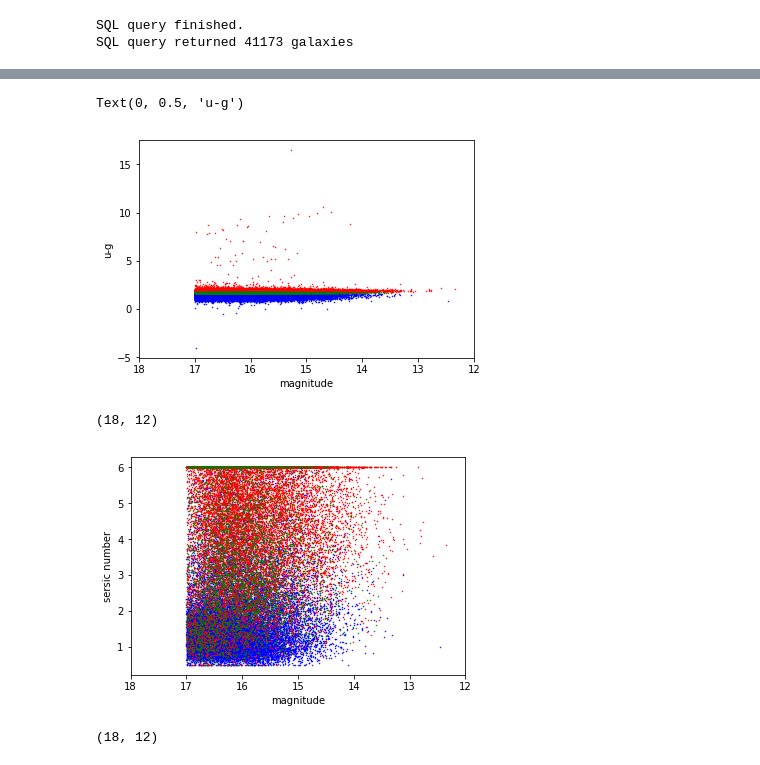
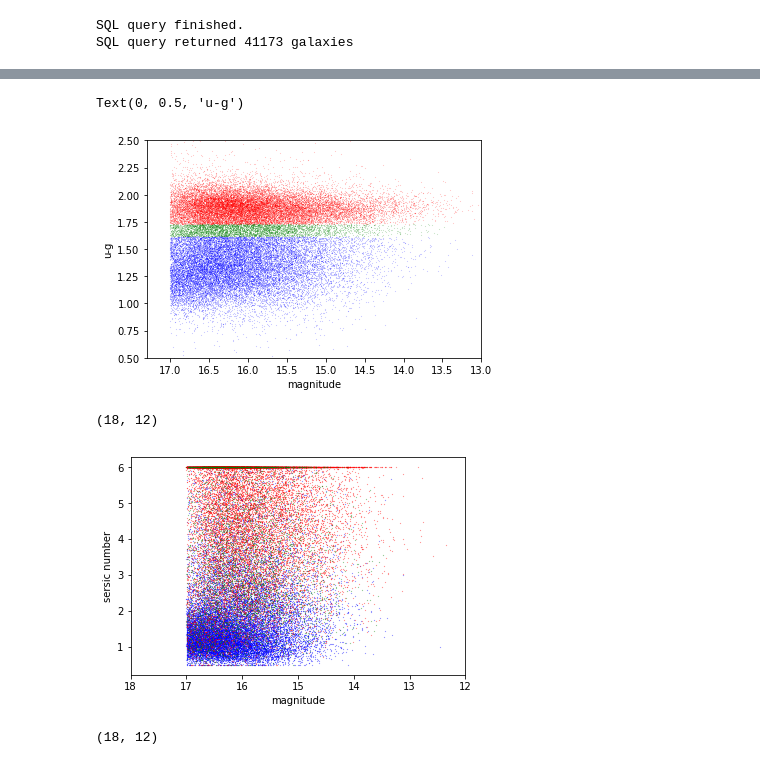
Before and after one commit to anikacave/morphology-analysis, a Jupyter notebook: Research.ipynb, the cells around one changed output, grey strips where cells are left out. Saved outputs shown, nothing was run; the diff lists cells and outputs as text; code cells hidden in the pictures.

Commit message:
added even more graphs, redid plots to better see trends

```diff
--- a/Research.ipynb
+++ b/Research.ipynb
@@ -78,27 +78,28 @@ green = newgals.where(newgals['red_color']<redder).where(newgals['red_color']>bl
 # %%
 #the red-color against the magnitude
 
-plt.scatter(blue['mag'], blue['red_color'],  s=1, marker = '.', color = 'Blue')
-plt.scatter(red['mag'], red['red_color'],  s=1, marker = '.', color = 'Red')
-plt.scatter(green['mag'], green['red_color'],  s=1, marker = '.', color = 'Green')
-plt.xlim(18, 12)
+plt.scatter(blue['mag'], blue['red_color'],  s=.02, marker = '.', color = 'Blue')
+plt.scatter(red['mag'], red['red_color'],  s=.02, marker = '.', color = 'Red')
+plt.scatter(green['mag'], green['red_color'],  s=.02, marker = '.', color = 'Green')
+plt.xlim(17.3, 13)
+plt.ylim(.5,2.5)
 plt.xlabel('magnitude')
 plt.ylabel('u-g')
 # %% [output]
 Text(0, 0.5, 'u-g')
-[figure, old version]
+[figure, new version]
 # %%
 #light distribution(sersic number) versus the magnitude
 
-plt.scatter(blue['mag'], blue['sersic_n'],  s=1, marker = '.', color = 'Blue')
-plt.scatter(red['mag'], red['sersic_n'],  s=1, marker = '.', color = 'Red')
-plt.scatter(green['mag'], green['sersic_n'],  s=1, marker = '.', color = 'Green')
+plt.scatter(blue['mag'], blue['sersic_n'],  s=.1, marker = '.', color = 'Blue')
+plt.scatter(red['mag'], red['sersic_n'],  s=.1, marker = '.', color = 'Red')
+plt.scatter(green['mag'], green['sersic_n'],  s=.1, marker = '.', color = 'Green')
 plt.xlabel('magnitude')
 plt.ylabel('sersic number')
 plt.xlim(18, 12)
 # %% [output]
 (18, 12)
-[figure, old version]
+[figure, new version]
 # %%
 plt.scatter(green['mag'], green['sersic_n'],  s=1, marker = '.', color = 'Green')
 plt.xlabel('magnitude')
```
Also changed, not shown: parts of 17 cells of this notebook.
